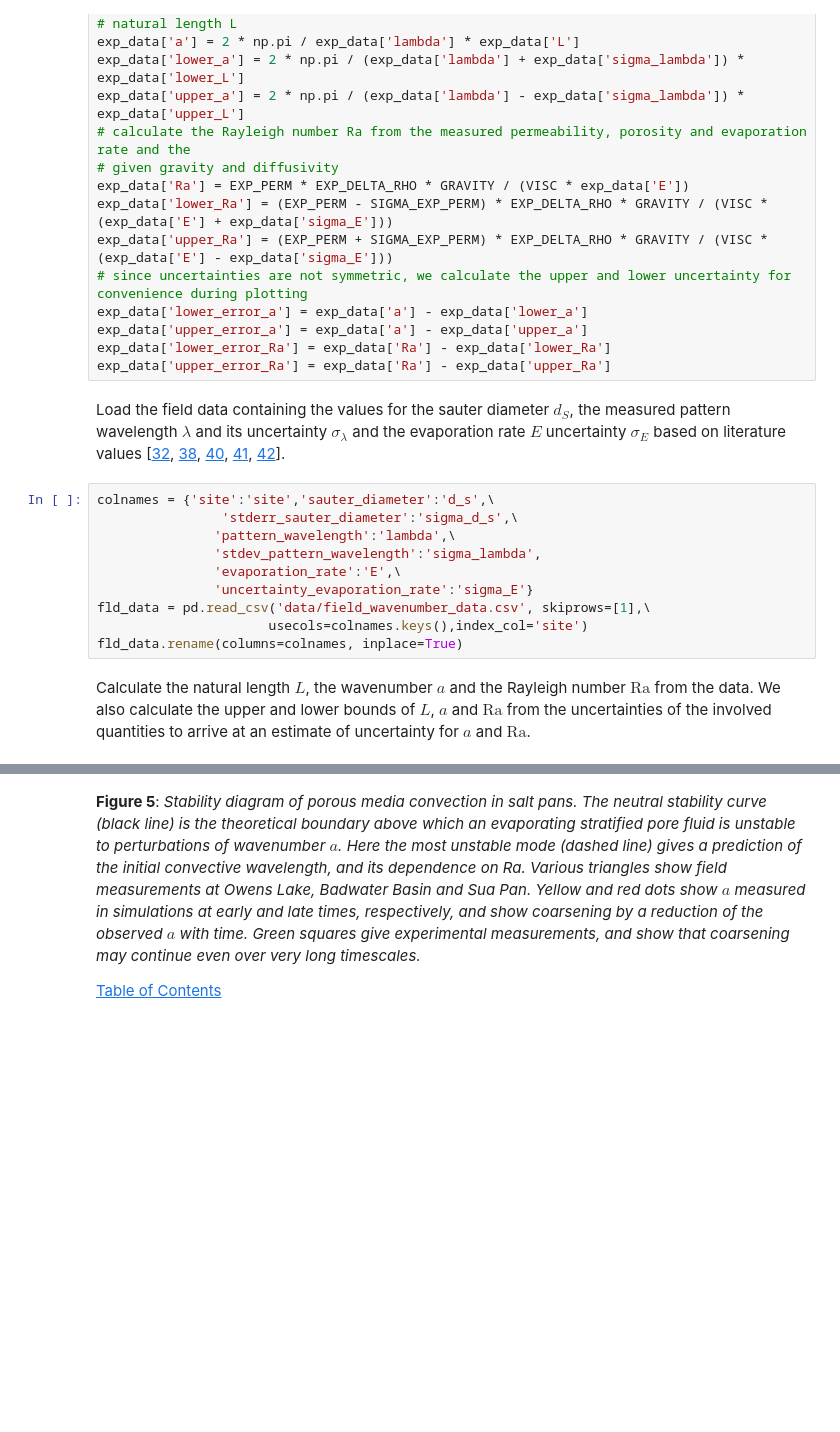
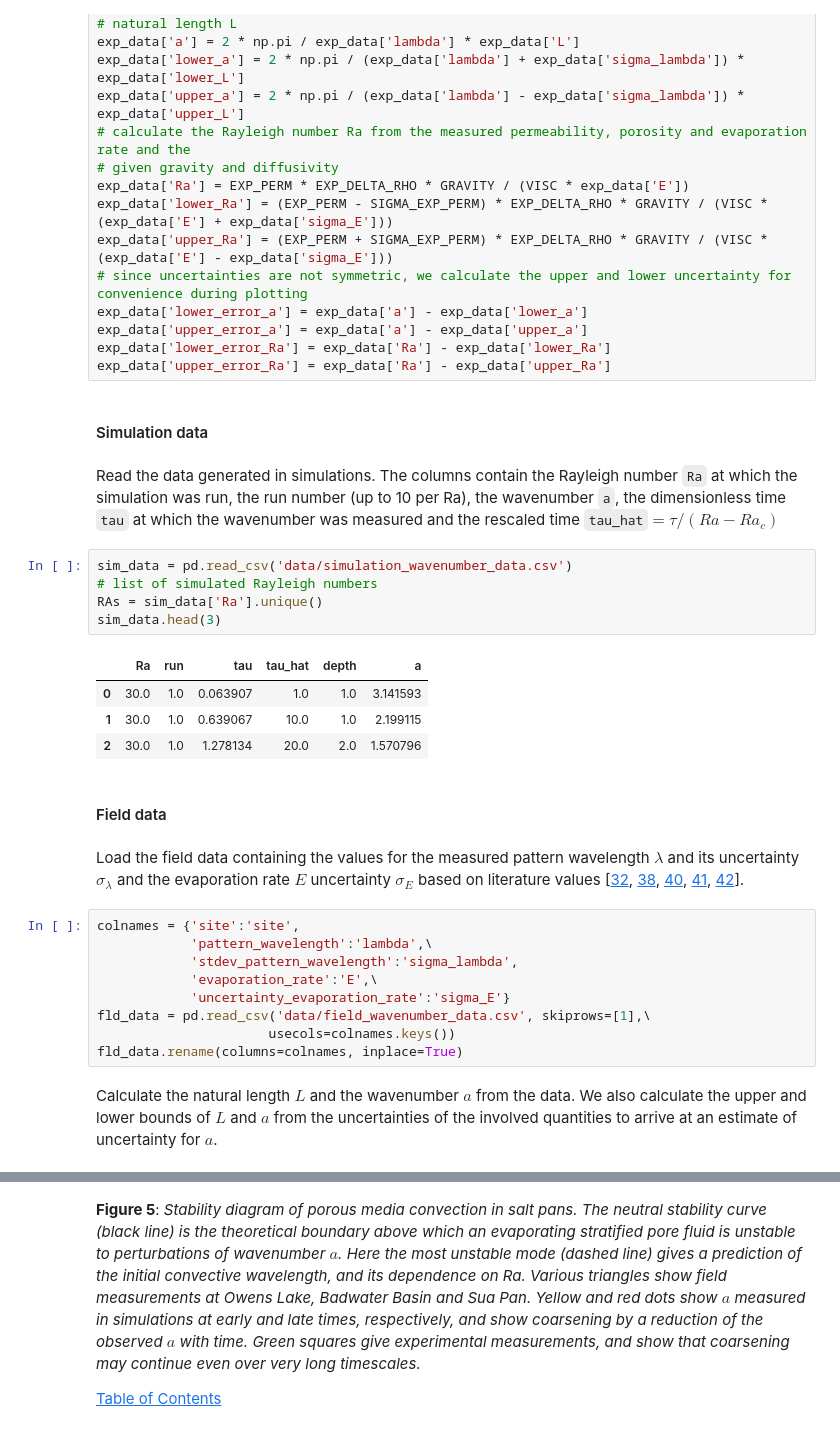
Before and after one commit to JanaLasser/salt-polygons-are-caused-by-convection, a Jupyter notebook: salt_polygons_are_caused_by_convection.ipynb, the cells around one changed output, grey strips where cells are left out. Saved outputs shown, nothing was run; the diff lists cells and outputs as text; blank space fills up the shorter version.

````diff
--- a/salt_polygons_are_caused_by_convection.ipynb
+++ b/salt_polygons_are_caused_by_convection.ipynb
@@ -318,21 +335,35 @@ exp_data['lower_error_a'] = exp_data['a'] - exp_data['lower_a']
 exp_data['upper_error_a'] = exp_data['a'] - exp_data['upper_a']
 exp_data['lower_error_Ra'] = exp_data['Ra'] - exp_data['lower_Ra']
 exp_data['upper_error_Ra'] = exp_data['Ra'] - exp_data['upper_Ra']
+# %% [markdown]
+#### Simulation data
+# %% [markdown]
+Read the data generated in simulations. The columns contain the Rayleigh number ```Ra``` at which the simulation was run, the run number (up to 10 per Ra), the wavenumber ```a```, the  dimensionless time ```tau``` at which the wavenumber was measured and the rescaled time ```tau_hat```$ = \tau / (Ra - Ra_c)$
+# %%
+sim_data = pd.read_csv('data/simulation_wavenumber_data.csv')
+# list of simulated Rayleigh numbers
+RAs = sim_data['Ra'].unique()
+sim_data.head(3)
+# %% [output]
+|  | Ra | run | tau | tau_hat | depth | a |
+| 0 | 30.0 | 1.0 | 0.063907 | 1.0 | 1.0 | 3.141593 |
+| 1 | 30.0 | 1.0 | 0.639067 | 10.0 | 1.0 | 2.199115 |
+| 2 | 30.0 | 1.0 | 1.278134 | 20.0 | 2.0 | 1.570796 |
+# %% [markdown]
+#### Field data
 # %% [markdown]
-Load the field data containing the values for the sauter diameter $d_S$, the measured pattern wavelength $\lambda$ and its uncertainty $\sigma_\lambda$ and
-the evaporation rate $E$ uncertainty $\sigma_E$ based on literature values [[32](https://doi.org/10.1016/j.jhydrol.2010.08.010), [38](https://doi.org/https://doi.org/10.1016/S0022-1694(97)00007-3), [40](https://pubs.usgs.gov/wri/wrir034254/abstract.html), [41](https://doi.org/10.1016/j.jhydrol.2004.02.023), [42](https://doi.org/10.1016/j.aeolia.2016.09.003)].
+Load the field data containing the values for the measured pattern wavelength $\lambda$ and its uncertainty $\sigma_\lambda$ and the evaporation rate $E$ uncertainty $\sigma_E$ based on literature values [[32](https://doi.org/10.1016/j.jhydrol.2010.08.010), [38](https://doi.org/https://doi.org/10.1016/S0022-1694(97)00007-3), [40](https://pubs.usgs.gov/wri/wrir034254/abstract.html), [41](https://doi.org/10.1016/j.jhydrol.2004.02.023), [42](https://doi.org/10.1016/j.aeolia.2016.09.003)].
 # %%
-colnames = {'site':'site','sauter_diameter':'d_s',\
-                'stderr_sauter_diameter':'sigma_d_s',\
-               'pattern_wavelength':'lambda',\
-               'stdev_pattern_wavelength':'sigma_lambda',
-               'evaporation_rate':'E',\
-               'uncertainty_evaporation_rate':'sigma_E'}
+colnames = {'site':'site',
+            'pattern_wavelength':'lambda',\
+            'stdev_pattern_wavelength':'sigma_lambda',
+            'evaporation_rate':'E',\
+            'uncertainty_evaporation_rate':'sigma_E'}
 fld_data = pd.read_csv('data/field_wavenumber_data.csv', skiprows=[1],\
-                      usecols=colnames.keys(),index_col='site')
+                      usecols=colnames.keys())
 fld_data.rename(columns=colnames, inplace=True)
 # %% [markdown]
-Calculate the natural length $L$, the wavenumber $a$ and the Rayleigh number $\mathrm{Ra}$ from the data. We also calculate the upper and lower bounds of $L$, $a$ and $\mathrm{Ra}$ from the uncertainties of the involved quantities to arrive at an estimate of uncertainty for $a$ and $\mathrm{Ra}$.
+Calculate the natural length $L$ and the wavenumber $a$ from the data. We also calculate the upper and lower bounds of $L$ and $a$ from the uncertainties of the involved quantities to arrive at an estimate of uncertainty for $a$.
 # %%
 # calculate the natural length L
 fld_data['L'] = FLD_POR * FLD_DIFF_EFF / fld_data['E']
````
Also changed, not shown: parts of 23 cells of this notebook.
